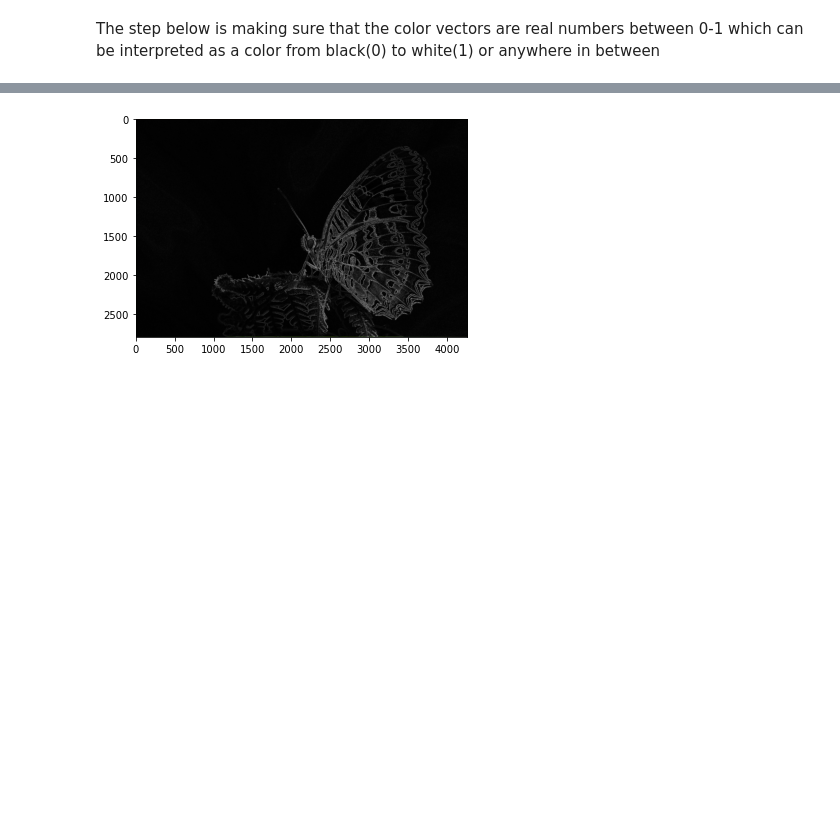
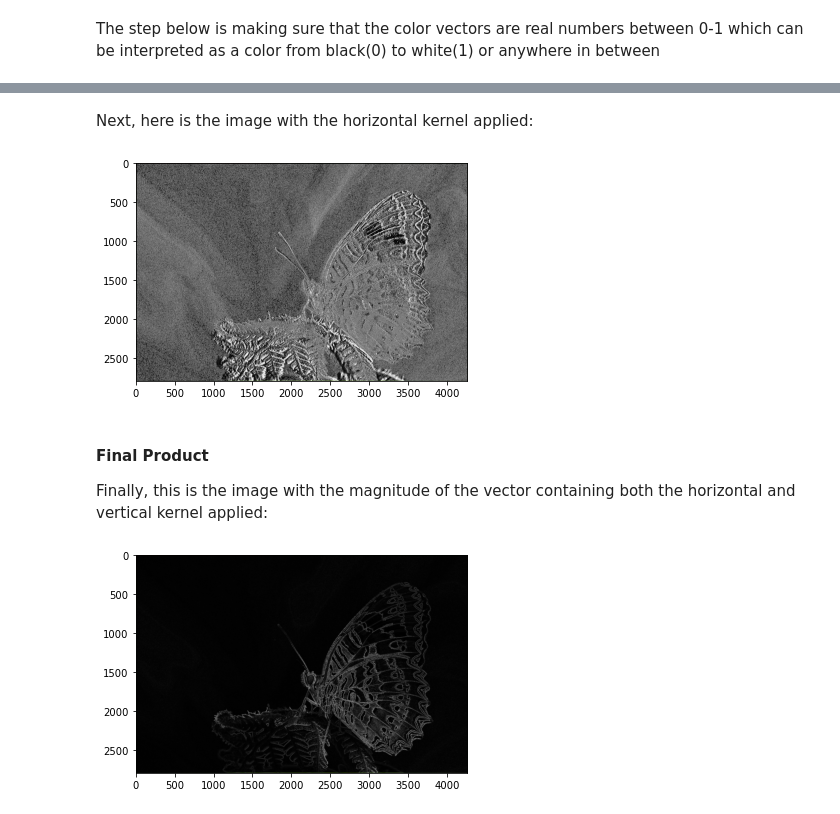
Before and after one commit to Joseph-Riva/Edge-Detection, a Jupyter notebook: Edge-Detection.ipynb, the cells around one changed output, grey strips where cells are left out. Drawn from its saved outputs; the diff is of its cells as text; code cells hidden in the pictures; blank space fills up the shorter version.

```diff
--- a/Edge-Detection.ipynb
+++ b/Edge-Detection.ipynb
@@ -271 +281,10 @@ Below is the final product which shows all of the sharp edges in the image
+# %% [markdown]
+Next, here is the image with the horizontal kernel applied:
+# %%
+h_out = plt.imshow(horizontal_img)
+# %% [output]
+[figure, added]
+# %% [markdown]
+#### Final Product
+Finally, this is the image with the magnitude of the vector containing both the horizontal and vertical kernel applied:
 # %%
```
Also changed, not shown: parts of 7 cells of this notebook, 1 other file.
